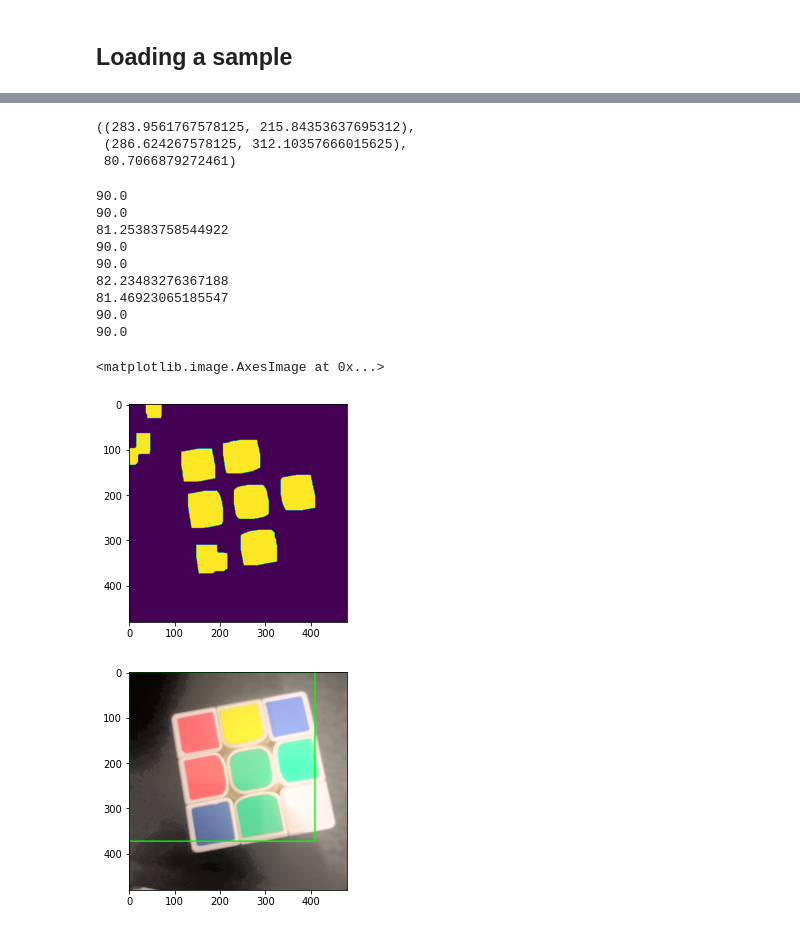
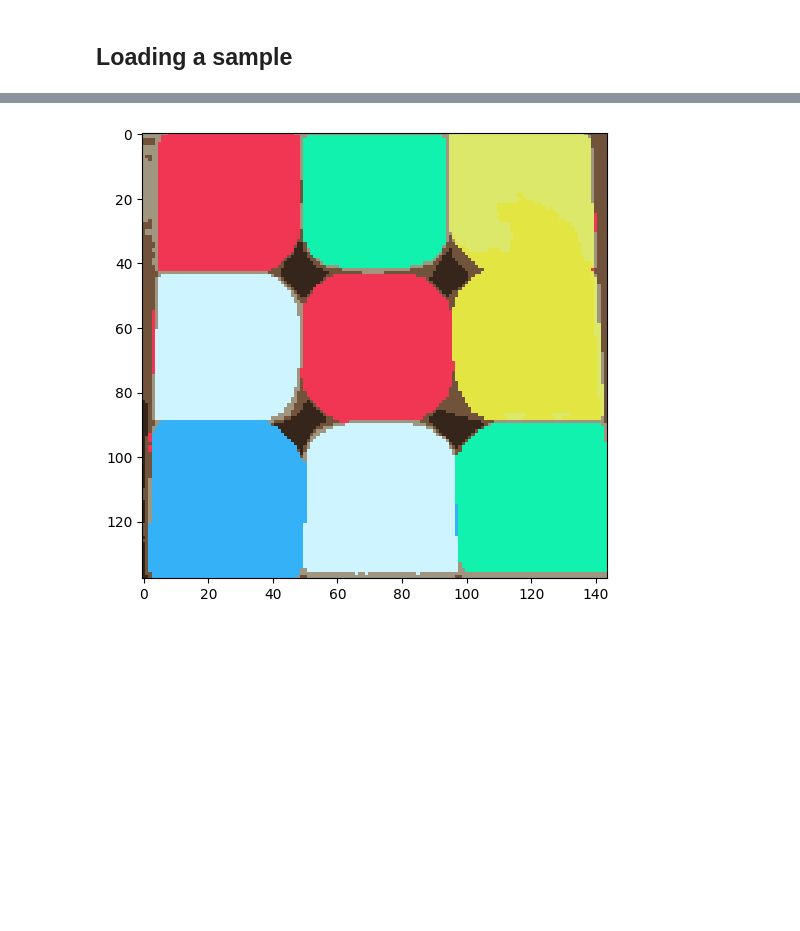
Before and after one commit to rubenjr0/umacv_2324_final_project, a Jupyter notebook: notebook.ipynb, the cells around one changed output, grey strips where cells are left out. Saved outputs shown, nothing was run; the diff lists cells and outputs as text; code cells hidden in the pictures; blank space fills up the shorter version.

Commit message:
🚧 segmentation done

```diff
--- a/notebook.ipynb
+++ b/notebook.ipynb
@@ -85,0 +39,21 @@ def find_cube(hsv_img):
+# %%
+def segment_colors(rgb_img: np.ndarray, boost: bool = False, verbose: bool = False):
+    flattened = warped.reshape((-1, 3))
+    flattened = np.float32(flattened)
+    iters = 16
+    criteria = (cv2.TERM_CRITERIA_EPS + cv2.TERM_CRITERIA_MAX_ITER, iters, 0.1)
+    _, labels, centers = cv2.kmeans(
+        flattened, 9, None, criteria, iters, cv2.KMEANS_PP_CENTERS
+    )
+    centers = np.uint8(centers)
+    labels = labels.flatten()
+    flattened = centers[labels]
+    segmented = flattened.reshape(warped.shape)
+    if boost:
+        segmented = cv2.convertScaleAbs(segmented, alpha=1.2, beta=0)
+
+    if verbose:
+        plt.figure()
+        plt.imshow(segmented)
+
+    return segmented
@@ -86 +125,5 @@ def find_cube(hsv_img):
+# %%
+segmented = segment_colors(warped, boost=True, verbose=True)
+# %% [output]
+[figure, added]
 # %%
@@ -106,28 +137,0 @@ def get_color_mask(hsv_img: np.ndarray) -> np.ndarray:
-# %%
-v_bin = process_channel(v)
-cnts = cv2.findContours(v_bin,cv2.RETR_EXTERNAL, cv2.CHAIN_APPROX_SIMPLE)
-cnts = imutils.grab_contours(cnts)
-cv2.minAreaRect(cnts[0])
-# %% [output]
-((283.9561767578125, 215.84353637695312),
- (286.624267578125, 312.10357666015625),
- 80.7066879272461)
-# %%
-warped, box = find_cube(sample)
-cv2.drawContours(rgb_sample, [box], -1, (0, 255, 0), 2)
-rgb_warped = cv2.cvtColor(warped, cv2.COLOR_HSV2RGB)
-plt.figure()
-plt.imshow(rgb_sample)
-# %% [output]
-90.0
-90.0
-81.25383758544922
-90.0
-90.0
-82.23483276367188
-81.46923065185547
-90.0
-90.0
-<matplotlib.image.AxesImage at 0x...>
-[figure, removed]
-[figure, removed]
```
Also changed, not shown: parts of 24 cells of this notebook, 2 other files.
